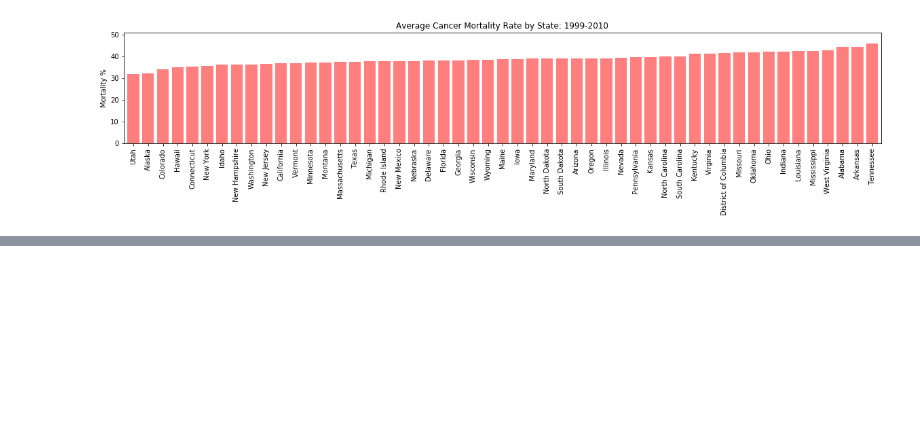
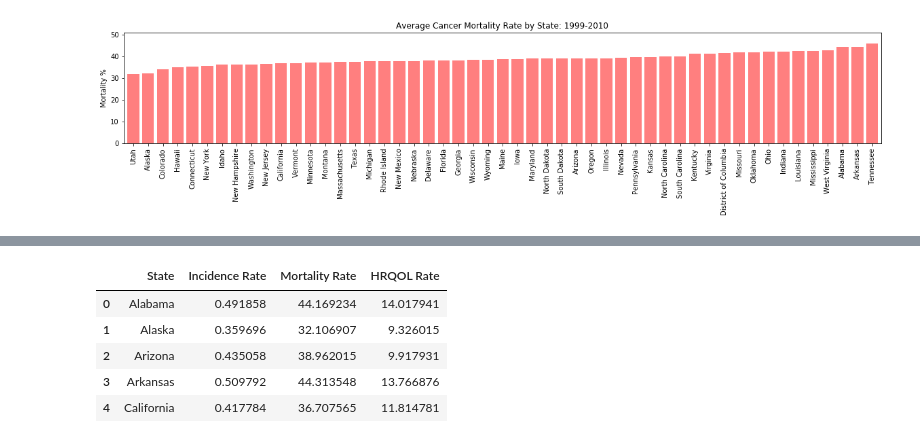
Before and after one commit to dan-brueckman/Group-Project1, a Jupyter notebook: HRQOL vs. Cancer Mortality_Incidence.ipynb, the cells around one changed output, grey strips where cells are left out. Saved outputs shown, nothing was run; the diff lists cells and outputs as text; code cells hidden in the pictures; blank space fills up the shorter version.

```diff
--- a/HRQOL vs. Cancer Mortality_Incidence.ipynb
+++ b/HRQOL vs. Cancer Mortality_Incidence.ipynb
@@ -231,0 +233,15 @@ avg_state_hrqol_df.head()
+# %%
+# Create a combined dataframe to include average HRQOL, mortality of incidences, and incidence rates of population
+hmi_combined_df = pd.DataFrame({"State": average_state_mortality_df["State"], "Incidence Rate": state_pop_incidences_df["% of Population"],
+                                "Mortality Rate": average_state_mortality_df["Mortality Rate"],"HRQOL Rate": avg_state_hrqol_df["HRQOL"]})
+
+# Reorder the columns
+hmi_combined_df = hmi_combined_df[['State', 'Incidence Rate', 'Mortality Rate', 'HRQOL Rate']]
+hmi_combined_df.head()
+# %% [output]
+|  | State | Incidence Rate | Mortality Rate | HRQOL Rate |
+| 0 | Alabama | 0.491858 | 44.169234 | 14.017941 |
+| 1 | Alaska | 0.359696 | 32.106907 | 9.326015 |
+| 2 | Arizona | 0.435058 | 38.962015 | 9.917931 |
+| 3 | Arkansas | 0.509792 | 44.313548 | 13.766876 |
+| 4 | California | 0.417784 | 36.707565 | 11.814781 |
```
Also changed, not shown: parts of 6 cells of this notebook, 2 other files.
